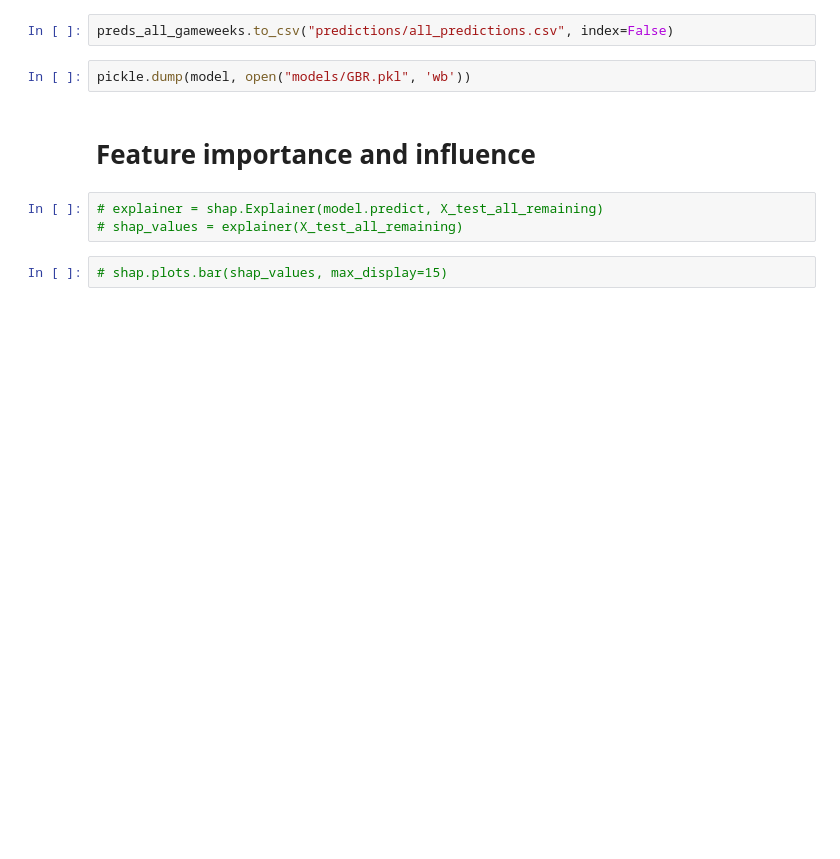
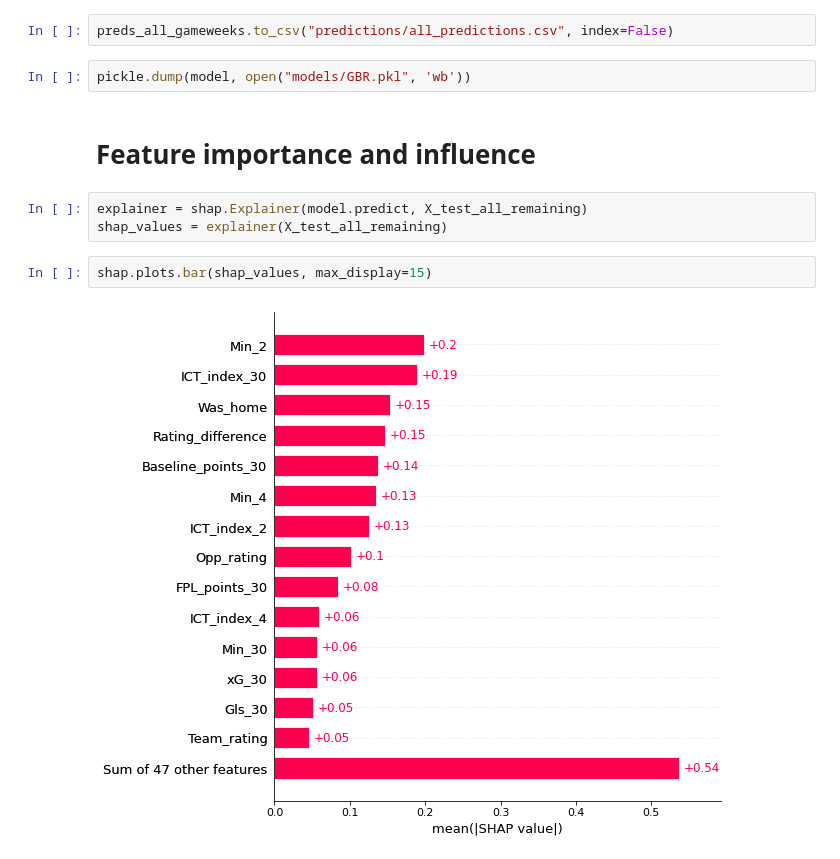
Before and after one commit to Fran3x/FPL_Model, a Jupyter notebook: notebooks/modeling/model_outfield.ipynb, the cells around one changed output. Saved outputs shown, nothing was run; the diff lists cells and outputs as text; blank space fills up the shorter version.

```diff
--- a/notebooks/modeling/model_outfield.ipynb
+++ b/notebooks/modeling/model_outfield.ipynb
@@ -529,8 +529,10 @@ pickle.dump(model, open("models/GBR.pkl", 'wb'))
 # %% [markdown]
 # Feature importance and influence
 # %%
-# explainer = shap.Explainer(model.predict, X_test_all_remaining)
-# shap_values = explainer(X_test_all_remaining)
+explainer = shap.Explainer(model.predict, X_test_all_remaining)
+shap_values = explainer(X_test_all_remaining)
 # %%
-# shap.plots.bar(shap_values, max_display=15)
+shap.plots.bar(shap_values, max_display=15)
+# %% [output]
+[figure, added]
 # %%
```
Also changed, not shown: parts of 4 cells of this notebook, 3 other files.
